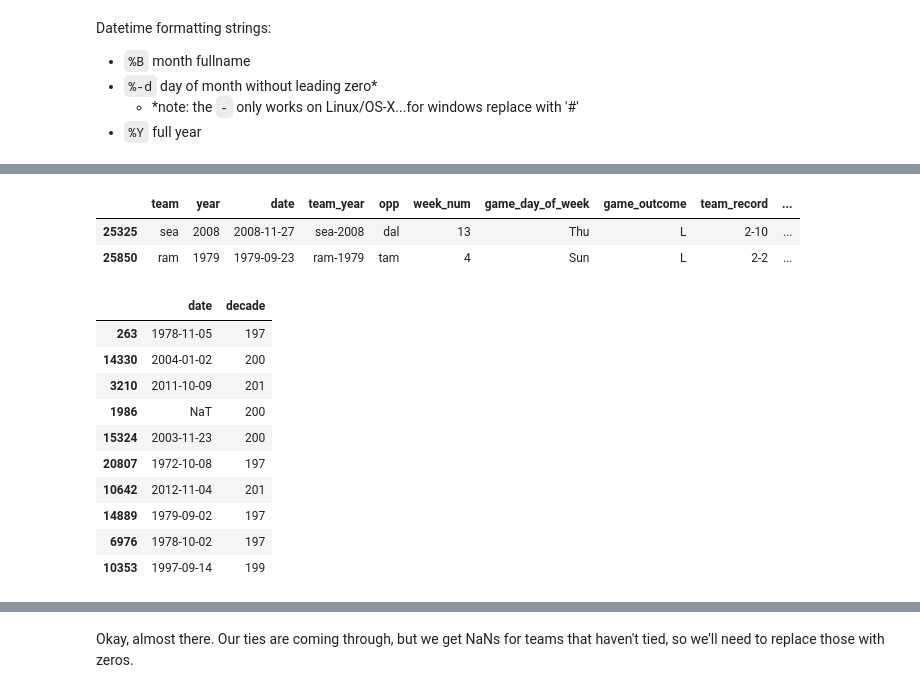
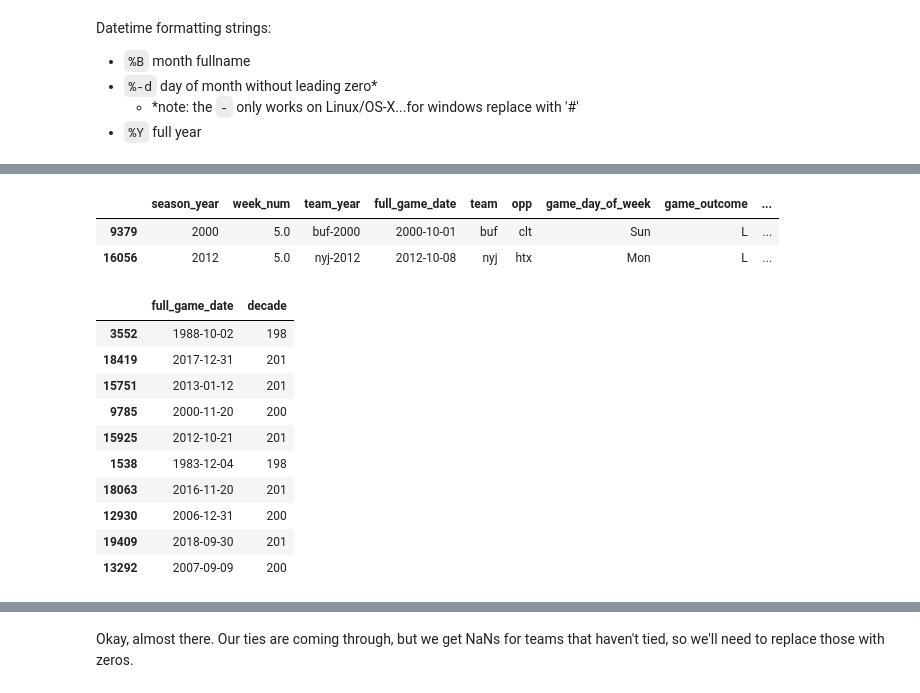
Before and after one commit to edubu2/metis-project2, a Jupyter notebook: code/clean_game_data.ipynb, the cells around one changed output, grey strips where cells are left out. Drawn from its saved outputs; the diff is of its cells as text; code cells hidden in the pictures.

```diff
--- a/code/clean_game_data.ipynb
+++ b/code/clean_game_data.ipynb
@@ -11,3 +8,5 @@ game_df = pd.read_pickle('data/games_scraped.pickle')
+# %%
+game_df = pd.read_pickle('data/games.pickle')
 # %%
 game_df.shape
 # %% [output]
@@ -46,7 +57,7 @@ game_df.drop("game_location", axis=1, errors='ignore', inplace=True)
 # %%
 # add team_year identifier to each row (to easily groupby team/year)
 
-team_years = game_df['team'] + '-' +  game_df['year'].astype(str)
+team_years = game_df['team'] + '-' +  game_df['season_year'].astype(str)
 game_df.insert(loc=2, column='team_year', value=team_years)
 game_df.sample()
 # %% [output]
@@ -63,8 +74,8 @@ Datetime formatting strings:
 # convert game date to datetime & add new column to DF
 
 
-f = r"%B %d-%Y"
-full_game_date = game_df.game_date + '-' + game_df.year.astype(str)
-full_game_date = pd.to_datetime(full_game_date, format=f)
-game_df.insert(loc=2, column='date', value=full_game_date)
-game_df.sample(3)
+# f = r"%B %d-%Y"
+# full_game_date = game_df.game_date + '-' + game_df.year.astype(str)
+# full_game_date = pd.to_datetime(full_game_date, format=f)
+# game_df.insert(loc=2, column='date', value=full_game_date)
+# game_df.sample(3)
@@ -78,23 +84,23 @@ game_df.sample(3)
 game_df.drop("game_date", axis=1, inplace=True, errors='ignore')
 game_df.sample(2) # to confirm
 # %% [output]
-|  | team | year | date | team_year | opp | week_num | game_day_of_week | game_outcome | team_record | ... |
-| 25325 | sea | 2008 | 2008-11-27 | sea-2008 | dal | 13 | Thu | L | 2-10 | ... |
-| 25850 | ram | 1979 | 1979-09-23 | ram-1979 | tam | 4 | Sun | L | 2-2 | ... |
+|  | season_year | week_num | team_year | full_game_date | team | opp | game_day_of_week | game_outcome | ... |
+| 9379 | 2000 | 5.0 | buf-2000 | 2000-10-01 | buf | clt | Sun | L | ... |
+| 16056 | 2012 | 5.0 | nyj-2012 | 2012-10-08 | nyj | htx | Mon | L | ... |
 # %%
 # add decade column
-decades = game_df['year'] // 10
+decades = game_df['season_year'] // 10
 game_df.insert(loc=5, column='decade', value=decades)
-game_df[['date', 'decade']].sample(10)
+game_df[['full_game_date', 'decade']].sample(10)
 # %% [output]
-|  | date | decade |
-| 263 | 1978-11-05 | 197 |
-| 14330 | 2004-01-02 | 200 |
-| 3210 | 2011-10-09 | 201 |
-| 1986 | NaT | 200 |
-| 15324 | 2003-11-23 | 200 |
-| 20807 | 1972-10-08 | 197 |
-| 10642 | 2012-11-04 | 201 |
-| 14889 | 1979-09-02 | 197 |
-| 6976 | 1978-10-02 | 197 |
-| 10353 | 1997-09-14 | 199 |
+|  | full_game_date | decade |
+| 3552 | 1988-10-02 | 198 |
+| 18419 | 2017-12-31 | 201 |
+| 15751 | 2013-01-12 | 201 |
+| 9785 | 2000-11-20 | 200 |
+| 15925 | 2012-10-21 | 201 |
+| 1538 | 1983-12-04 | 198 |
+| 18063 | 2016-11-20 | 201 |
+| 12930 | 2006-12-31 | 200 |
+| 19409 | 2018-09-30 | 201 |
+| 13292 | 2007-09-09 | 200 |
```
Also changed, not shown: parts of 28 cells of this notebook, 2 other files.
